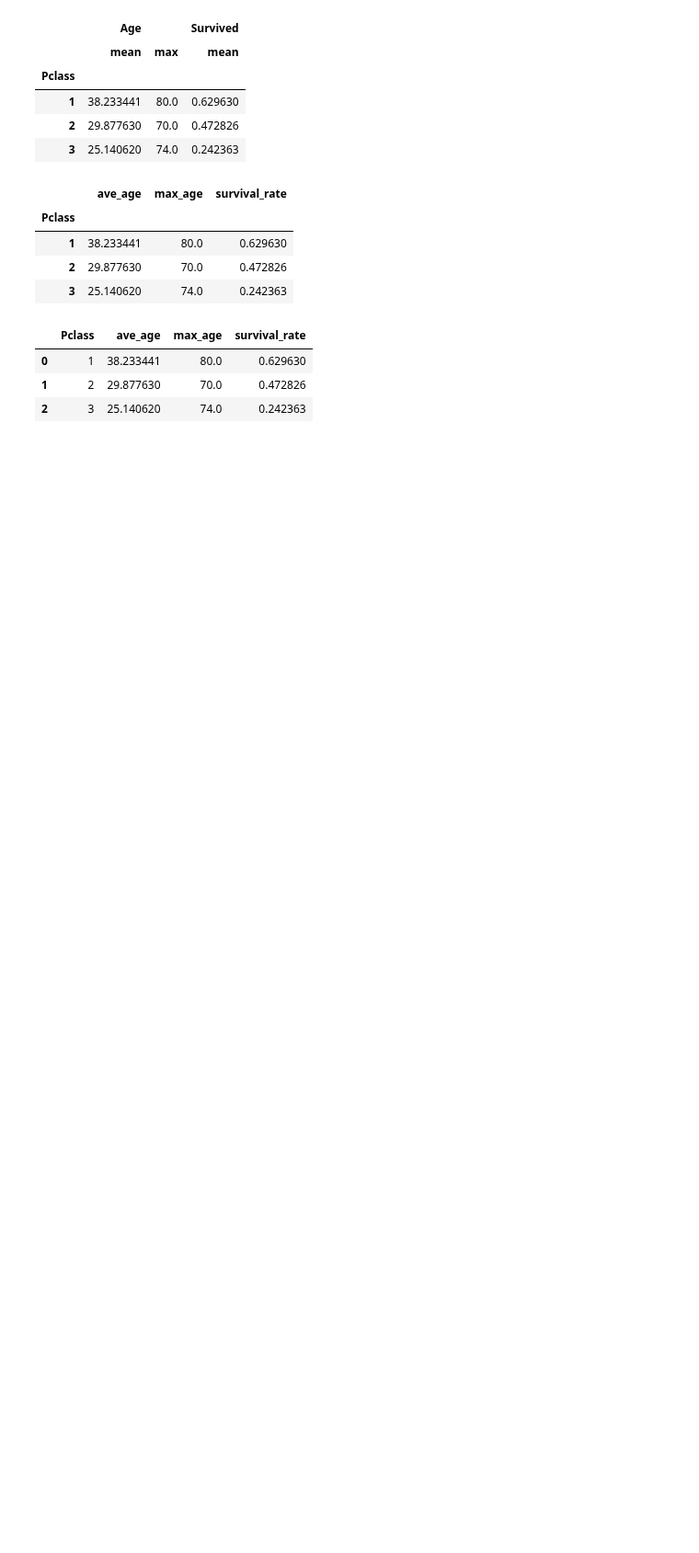
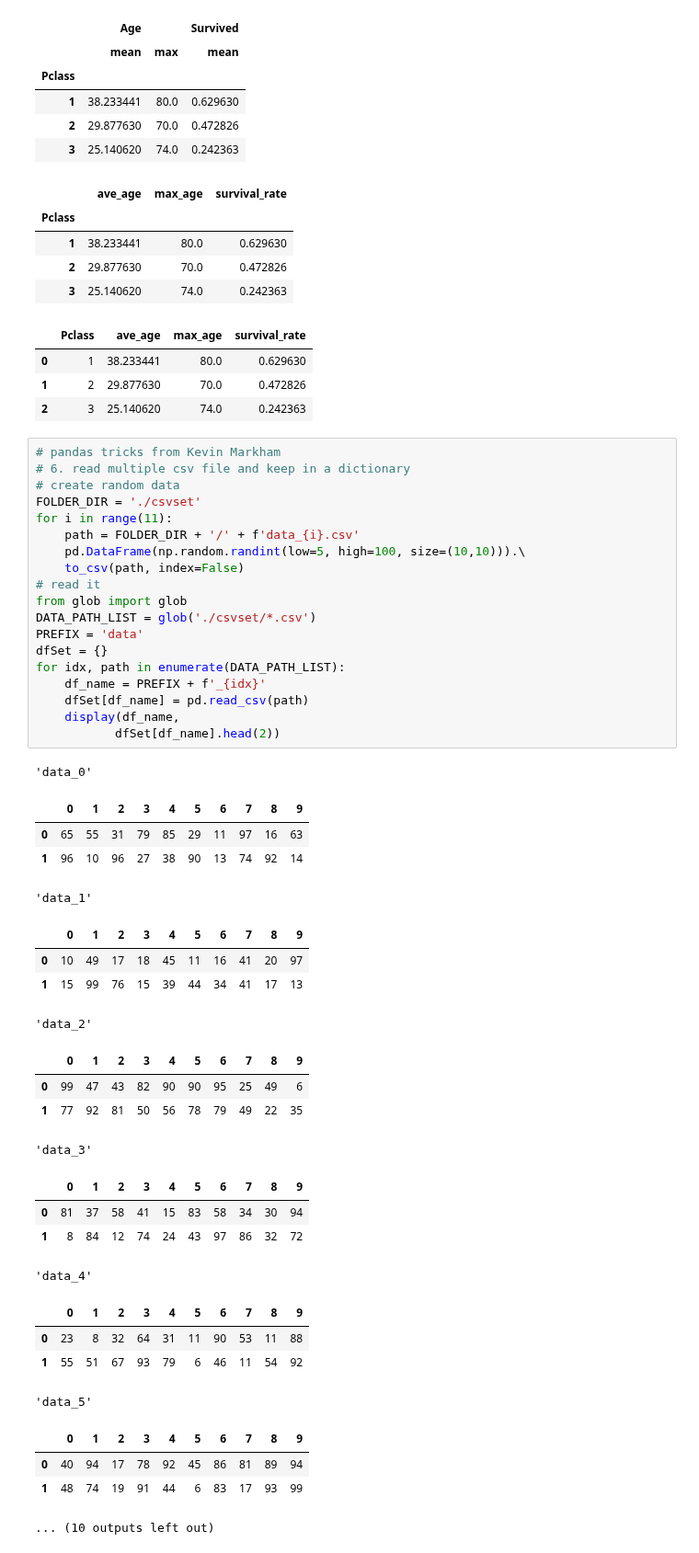
Before and after one commit to YLTsai0609/pandas_101, a Jupyter notebook: Solution.ipynb, the cells around one changed output. Shown at 92% size. Saved outputs shown, nothing was run; the diff lists cells and outputs as text; blank space fills up the shorter version.

```diff
--- a/Solution.ipynb
+++ b/Solution.ipynb
@@ -1779,3 +1779,48 @@ display(bad_idea,
 | 0 | 1 | 38.233441 | 80.0 | 0.629630 |
 | 1 | 2 | 29.877630 | 70.0 | 0.472826 |
 | 2 | 3 | 25.140620 | 74.0 | 0.242363 |
+# %%
+# pandas tricks from Kevin Markham
+# 6. read multiple csv file and keep in a dictionary
+# create random data
+FOLDER_DIR = './csvset'
+for i in range(11):
+    path = FOLDER_DIR + '/' + f'data_{i}.csv'
+    pd.DataFrame(np.random.randint(low=5, high=100, size=(10,10))).\
+    to_csv(path, index=False)
+# read it
+from glob import glob
+DATA_PATH_LIST = glob('./csvset/*.csv')
+PREFIX = 'data'
+dfSet = {}
+for idx, path in enumerate(DATA_PATH_LIST):
+    df_name = PREFIX + f'_{idx}'
+    dfSet[df_name] = pd.read_csv(path)
+    display(df_name,
+           dfSet[df_name].head(2))
+# %% [output]
+'data_0'
+|  | 0 | 1 | 2 | 3 | 4 | 5 | 6 | 7 | 8 | 9 |
+| 0 | 65 | 55 | 31 | 79 | 85 | 29 | 11 | 97 | 16 | 63 |
+| 1 | 96 | 10 | 96 | 27 | 38 | 90 | 13 | 74 | 92 | 14 |
+'data_1'
+|  | 0 | 1 | 2 | 3 | 4 | 5 | 6 | 7 | 8 | 9 |
+| 0 | 10 | 49 | 17 | 18 | 45 | 11 | 16 | 41 | 20 | 97 |
+| 1 | 15 | 99 | 76 | 15 | 39 | 44 | 34 | 41 | 17 | 13 |
+'data_2'
+|  | 0 | 1 | 2 | 3 | 4 | 5 | 6 | 7 | 8 | 9 |
+| 0 | 99 | 47 | 43 | 82 | 90 | 90 | 95 | 25 | 49 | 6 |
+| 1 | 77 | 92 | 81 | 50 | 56 | 78 | 79 | 49 | 22 | 35 |
+'data_3'
+|  | 0 | 1 | 2 | 3 | 4 | 5 | 6 | 7 | 8 | 9 |
+| 0 | 81 | 37 | 58 | 41 | 15 | 83 | 58 | 34 | 30 | 94 |
+| 1 | 8 | 84 | 12 | 74 | 24 | 43 | 97 | 86 | 32 | 72 |
+'data_4'
+|  | 0 | 1 | 2 | 3 | 4 | 5 | 6 | 7 | 8 | 9 |
+| 0 | 23 | 8 | 32 | 64 | 31 | 11 | 90 | 53 | 11 | 88 |
+| 1 | 55 | 51 | 67 | 93 | 79 | 6 | 46 | 11 | 54 | 92 |
+'data_5'
+|  | 0 | 1 | 2 | 3 | 4 | 5 | 6 | 7 | 8 | 9 |
+| 0 | 40 | 94 | 17 | 78 | 92 | 45 | 86 | 81 | 89 | 94 |
+| 1 | 48 | 74 | 19 | 91 | 44 | 6 | 83 | 17 | 93 | 99 |
+... (10 outputs left out)
```
Also changed, not shown: parts of 36 cells of this notebook, 12 other files.
